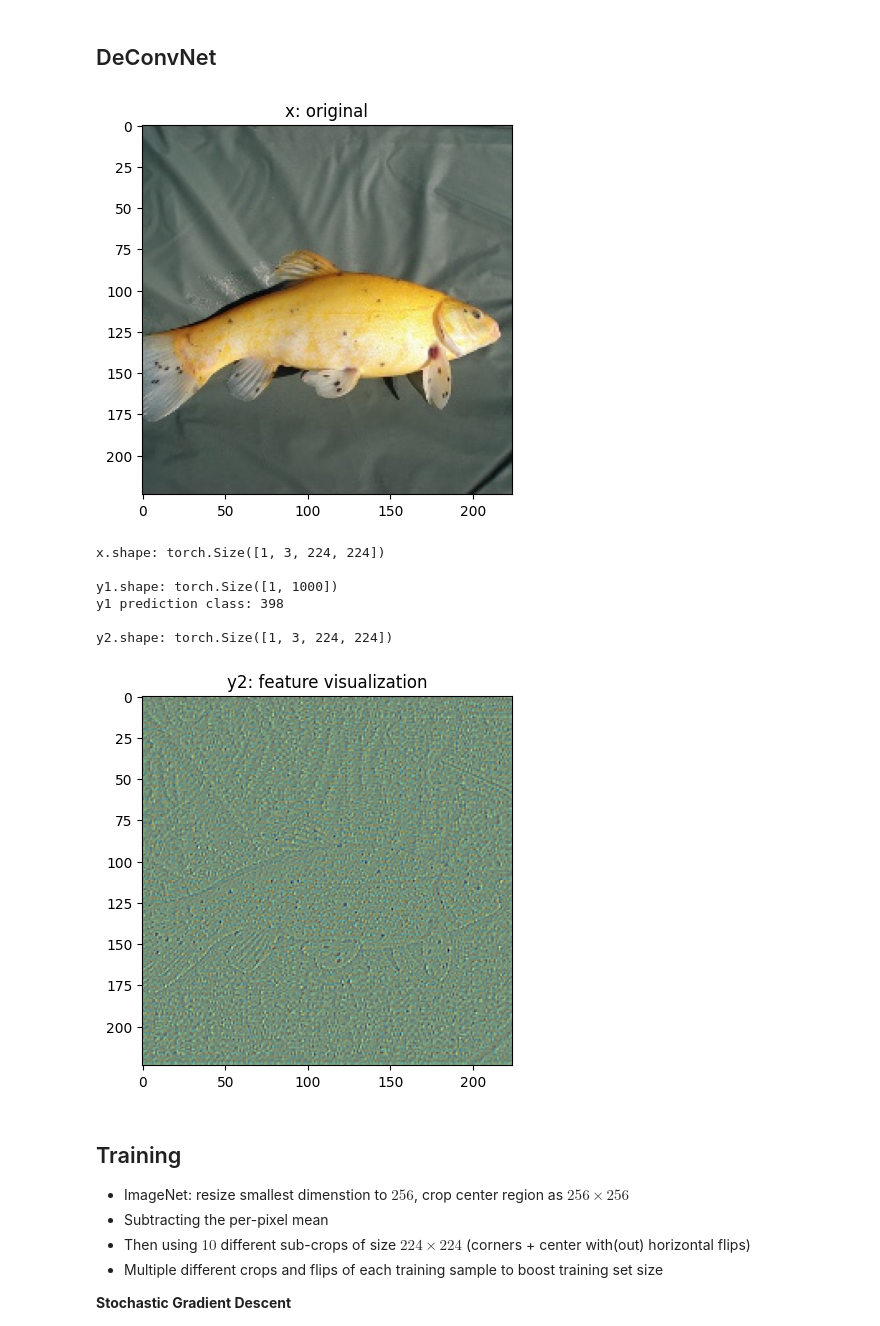
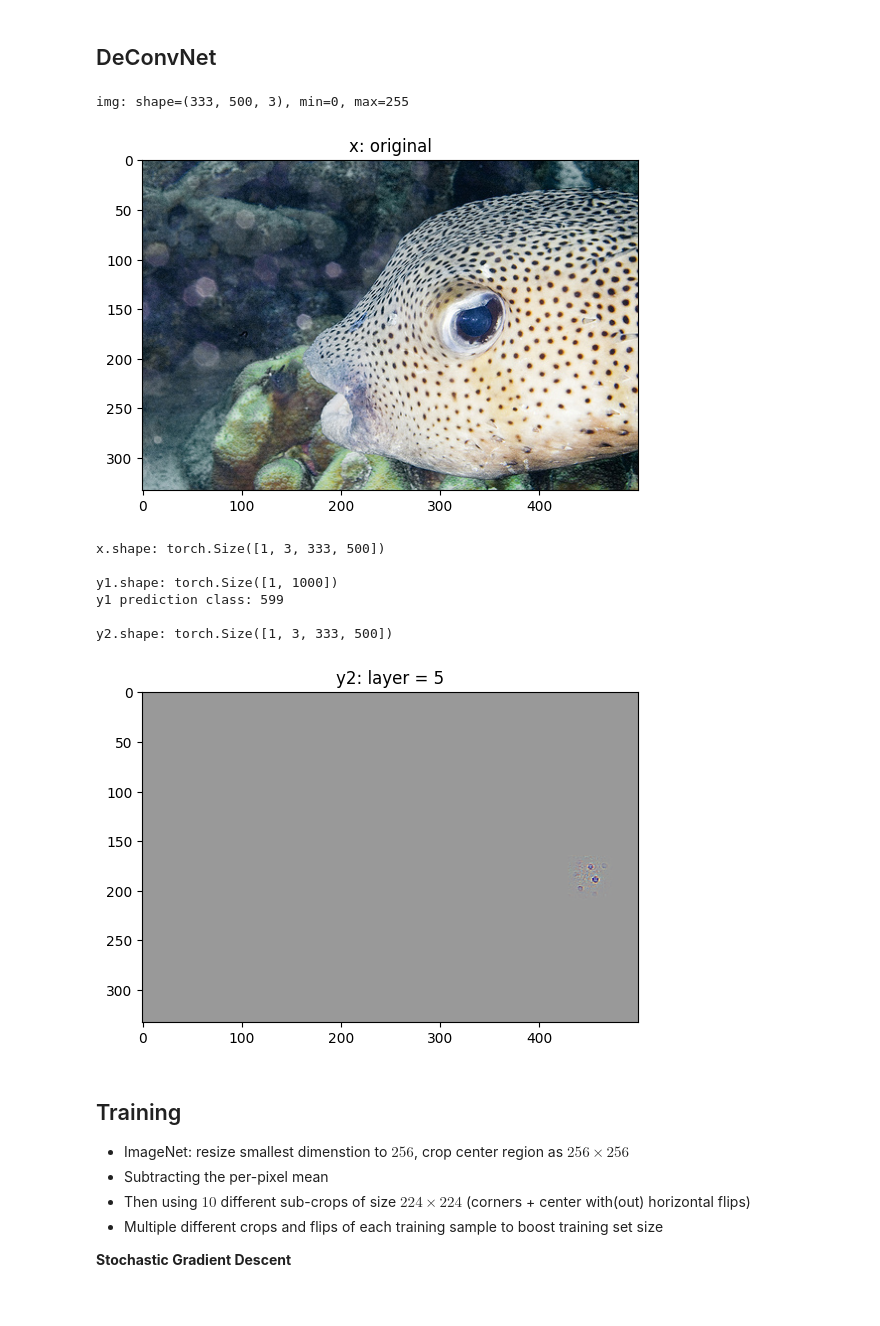
Before and after one commit to shreypatil/Visualize-CNN, a Jupyter notebook: Model/model_test_2.ipynb, the cells around one changed output. Cells and saved outputs as stored; diff of their text form; code cells hidden in the pictures; blank space fills up the shorter version.

Commit message:
visualize

```diff
--- a/Model/model_test_2.ipynb
+++ b/Model/model_test_2.ipynb
@@ -77,5 +77,5 @@ def plot_grayscale(img, figsize=None, title=None, xlabel=None, ylabel=None, save
 # %%
 from torchvision.models import vgg11, VGG11_Weights
 # %%
-model = vgg11()
-model
+# model = vgg11()
+# model
@@ -349,14 +354,17 @@ class DeConvNet(nn.Module):
     def _init_weights(self):
         for i in range(len(self.deconv)):
             with torch.no_grad():
-                self.deconv[i].weight.copy_(self.conv_model.conv[i].weight)
+                # self.deconv[i].weight.copy_(self.conv_model.conv[i].weight)
+                self.deconv[i].weight.data = self.conv_model.conv[i].weight.data
+
                 # self.deconv[i].weight = self.conv_model.conv[i].weight
                 # self.deconv[i].weight = nn.Parameter(self.conv_model.conv[i].weight.detach().clone())
                 # self.deconv[i].weight = nn.Parameter(torch.empty_like(self.conv_model.conv[i].weight).copy_(self.conv_model.conv[i].weight))
 
                 # ## Biases (this transfer idk why, (prolly cuz no. of filters between conv and Transpose conv is different, but why does it work for weight transfer T_T)
                 # if self.conv_model.conv[i].bias is not None:
-                #     self.deconv[i].bias.copy_(self.conv_model.conv[i].bias)
+                #     # self.deconv[i].bias.copy_(self.conv_model.conv[i].bias)
+                #     self.deconv[i].bias.data = self.conv_model.conv[i].bias.data
 
 
     def forward(self, layer_no=1):
@@ -377,9 +385,20 @@ class DeConvNet(nn.Module):
         # x[..., 0, 0] = temp
 
         ## setting 1 feature element
-        temp = x[..., 0, 0, 0].clone()
+        # temp = x[..., 0, 0, 0].clone()
+        # x.fill_(0)
+        # x[..., 0, 0, 0] = temp
+
+        ## setting the max activation
+        temp_shape = x.shape
+        x = x.flatten()
+
+        temp_mx = torch.argmax(x)
+        temp = x[temp_mx].clone()
         x.fill_(0)
-        x[..., 0, 0, 0] = temp
+        x[temp_mx] = temp
+
+        x = torch.reshape(x, temp_shape)
 
         for i in range(idx, -1, -1):
 
@@ -401,7 +420,10 @@ class DeConvNet(nn.Module):
 def deconvnet_test():
     # x = torch.randn((5, 3, 224, 224))
 
-    x = np.uint8(np.round(load_rgb('./trench.jpeg')))
+    x = np.uint8(np.round(load_rgb('./puffer.JPEG')))
+    print(f'img: shape={x.shape}, min={np.min(x)}, max={np.max(x)}')
+    print()
+
     plot_rgb(x, title='x: original')
 
     x = np.expand_dims(x, axis=0)
@@ -410,43 +432,45 @@ def deconvnet_test():
 
     print('x.shape:', x.shape)
     print()
 
     conv = ConvNet(in_channels = 3, out_channels = 1000, pre_train=True)
     conv.eval()
 
     with torch.no_grad():
         y1 = conv(x)
 
     print('y1.shape:', y1.shape)
     print(f'y1 prediction class: {torch.argmax(y1)}')
     print()
 
 
     deconv = DeConvNet(conv)
     deconv.eval()
 
+    n_layer = 5
     with torch.no_grad():
-        y2 = deconv(layer_no = 5)
+        y2 = deconv(layer_no = n_layer)
 
     print(f'y2.shape: {y2.shape}')
 
     x2 = torch.permute(y2, (0, 2, 3, 1))
     x2 = torch.squeeze(x2, dim=0).detach().cpu().numpy()
-    plot_rgb(x2, title='y2: feature visualization')
+    plot_rgb(x2, title=f'y2: layer = {n_layer}')
 
     # print(f'y2:{y2}')
     # print()
 
 deconvnet_test()
 # %% [output]
+img: shape=(333, 500, 3), min=0, max=255
-[figure, old version]
+[figure, new version]
-x.shape: torch.Size([1, 3, 224, 224])
-
-y1.shape: torch.Size([1, 1000])
-y1 prediction class: 398
-
-y2.shape: torch.Size([1, 3, 224, 224])
+x.shape: torch.Size([1, 3, 333, 500])
+
+y1.shape: torch.Size([1, 1000])
+y1 prediction class: 599
+
+y2.shape: torch.Size([1, 3, 333, 500])
-[figure, old version]
+[figure, new version]
 # %% [markdown]
 ## Training
 
```
Also changed, not shown: parts of 5 cells of this notebook, 1 other file.
